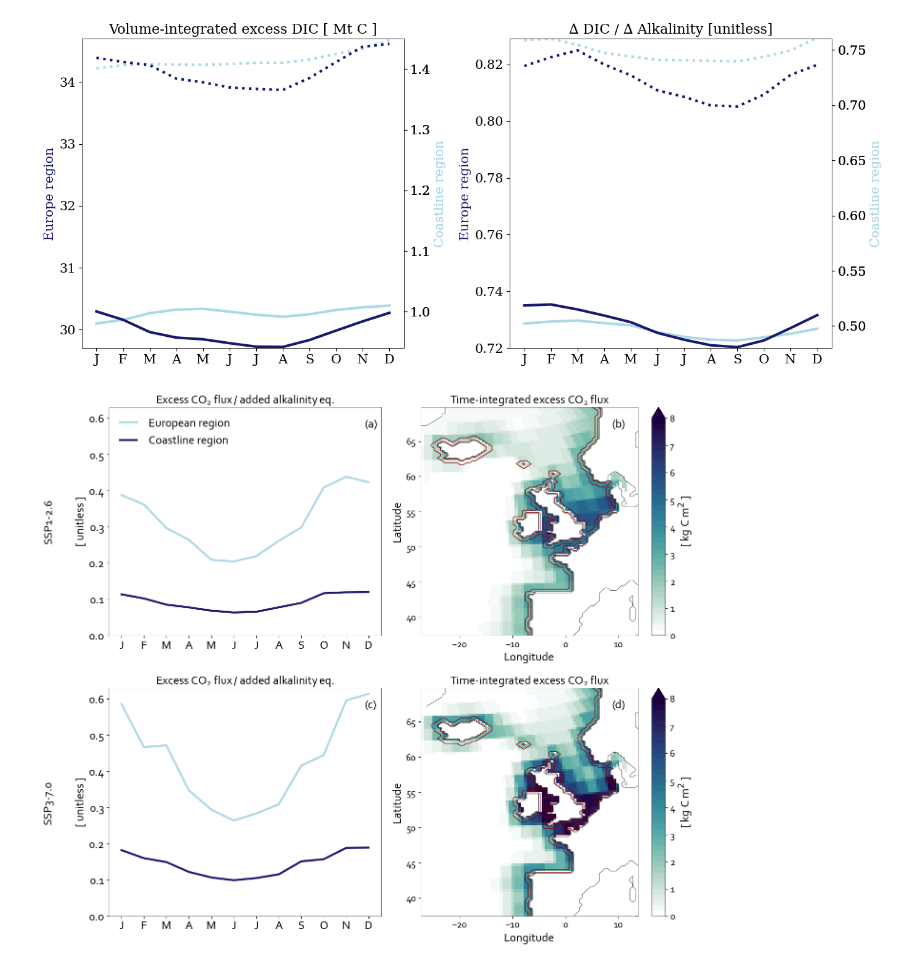
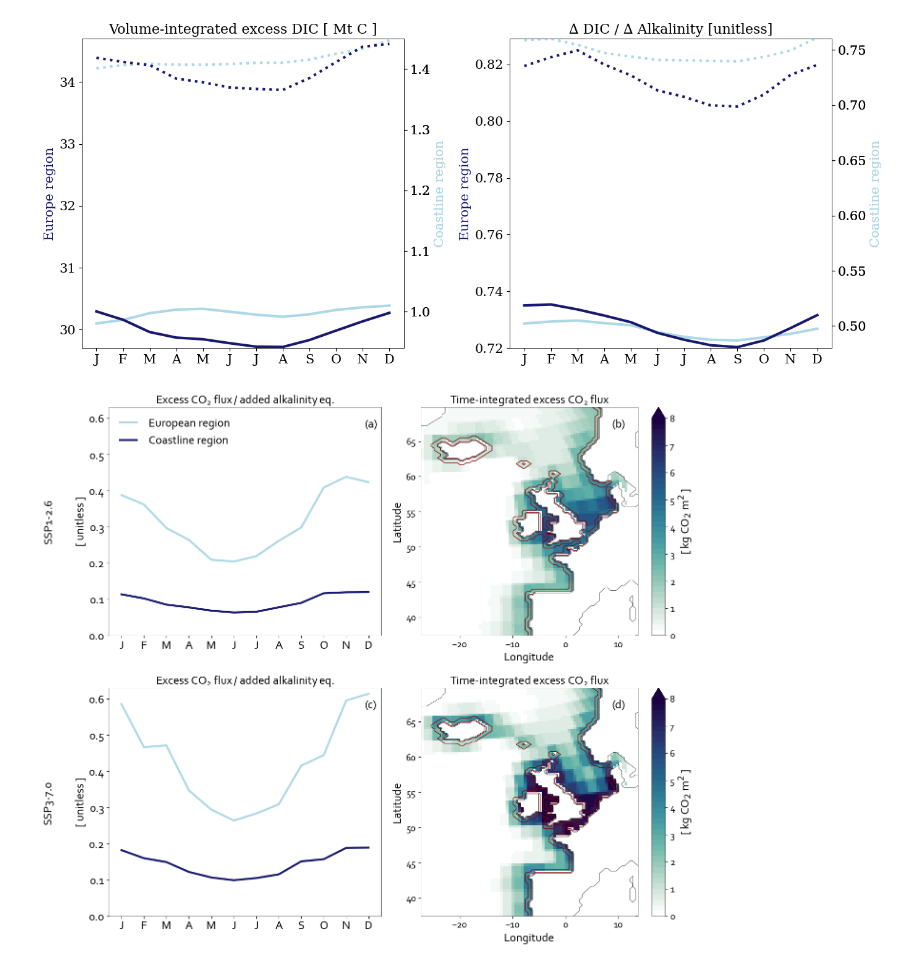
Before and after one commit to chiaraciscato/2026_ciscato_oae_seasonality, a Jupyter notebook: scripts/es_efficiency.ipynb, the cells around one changed output. Drawn from its saved outputs; the diff is of its cells as text; code cells hidden in the pictures.

```diff
--- a/scripts/es_efficiency.ipynb
+++ b/scripts/es_efficiency.ipynb
@@ -208,7 +208,7 @@ for i, (v, k) in enumerate(scenarios.items()):
         extend='max',
         aspect=16
     )
-    cb.set_label('[ kg C m$^{2}$ ]', size=f)
+    cb.set_label('[ kg CO$_{2}$ m$^{2}$ ]', size=f)
     cb.outline.set_linewidth(0.5)
 
     fineline(ax_map, 0.4)
@@ -296,31 +296,31 @@ for i, (v, k) in enumerate(scenarios.items()):
         linewidth=3,
         color='midnightblue',
         label='Coastline region',
     )
 
     month_x_labels(ax_line)
     fineline(ax_line, 0.4)
     lineplot_outlook(ax_line, 18, 'upper left')
 
     legend = axes[1, 0].get_legend()
     if legend is not None:
         legend.remove()
 
     ax_line.set_ylim(0, 0.63)
     ax_line.set_title(
         r'Excess $\mathregular{CO_{2}}$ flux / added alkalinity eq.',
         fontsize=f
     )
     ax_line.set_ylabel('[ unitless ]')
 
     ax_line.text(-3.5,0.26, f'{k}', rotation=90, fontsize=f)
     ax_line.tick_params(axis='both', which='major', labelsize=f)
 
 
     # print((dic_coastline['co2flux'] / monthly_alk['alk_flux']).values)
     # print((dic_europe['co2flux'] / monthly_alk['alk_flux']).values)
 
 plt.tight_layout()
 plt.savefig('/Users/chiaraciscato/Desktop/GEOMAR/2025_ciscato_oae_seasonality/out/figure7.png')
 # %% [output]
-[figure, old version]
+[figure, new version]
```
Also changed, not shown: 7 other files.
